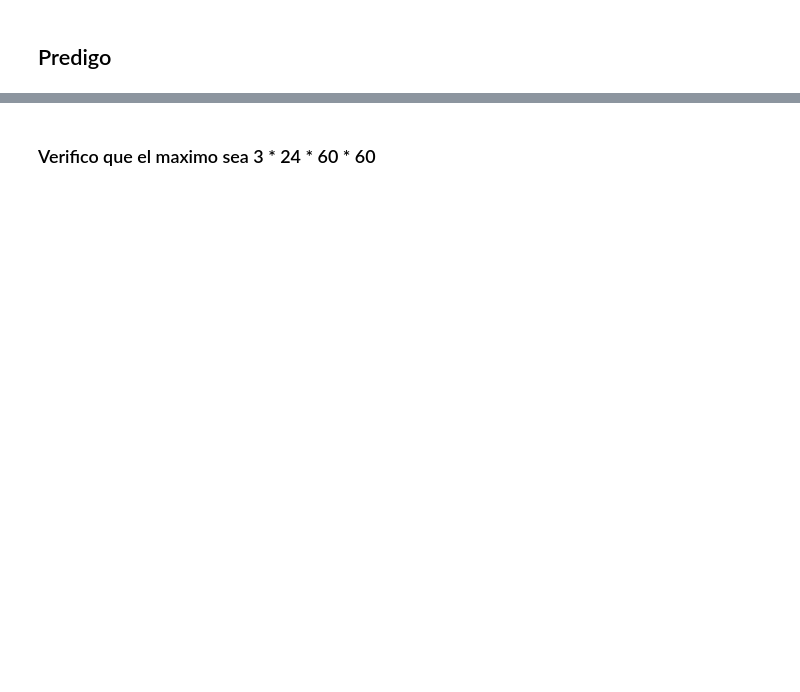
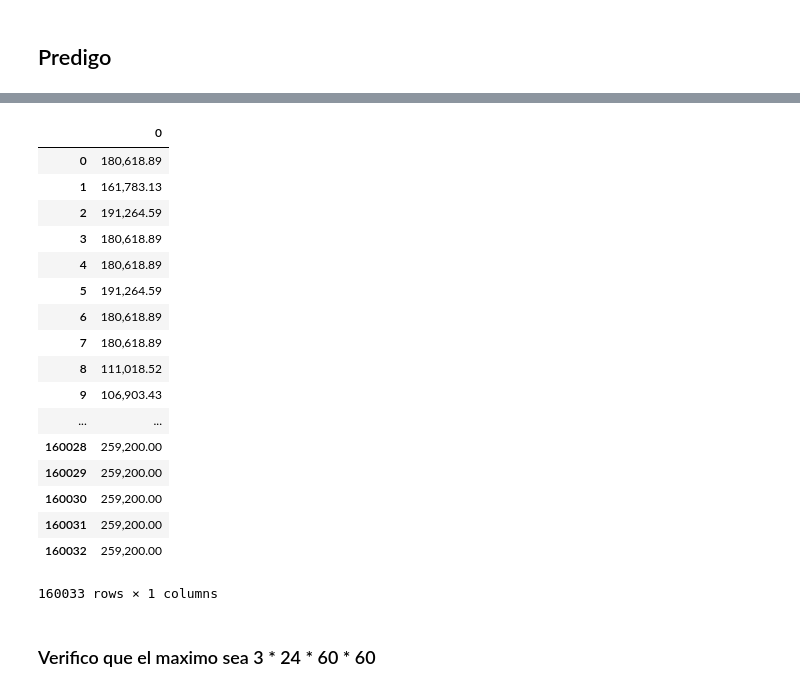
Before and after one commit to EugeniaFranchi/TP-Datos-2019, a Jupyter notebook: TP2/regresionTrees.ipynb, the cells around one changed output, grey strips where cells are left out. Saved outputs shown, nothing was run; the diff lists cells and outputs as text; code cells hidden in the pictures; blank space fills up the shorter version.

```diff
--- a/TP2/regresionTrees.ipynb
+++ b/TP2/regresionTrees.ipynb
@@ -331,3 +330,27 @@ preds.max()
+# %%
+predicted2 = regression_model.predict(ultimo)
+# %%
+preds2 = pd.DataFrame(predicted2)
+preds2
+# %% [output]
+|  | 0 |
+| 0 | 180,618.89 |
+| 1 | 161,783.13 |
+| 2 | 191,264.59 |
+| 3 | 180,618.89 |
+| 4 | 180,618.89 |
+| 5 | 191,264.59 |
+| 6 | 180,618.89 |
+| 7 | 180,618.89 |
+| 8 | 111,018.52 |
+| 9 | 106,903.43 |
+| ... | ... |
+| 160028 | 259,200.00 |
+| 160029 | 259,200.00 |
+| 160030 | 259,200.00 |
+| 160031 | 259,200.00 |
+| 160032 | 259,200.00 |
+160033 rows × 1 columns
 # %% [markdown]
 ### Verifico que el maximo sea 3 * 24 * 60 * 60
 # %%
```
Also changed, not shown: parts of 44 cells of this notebook.
